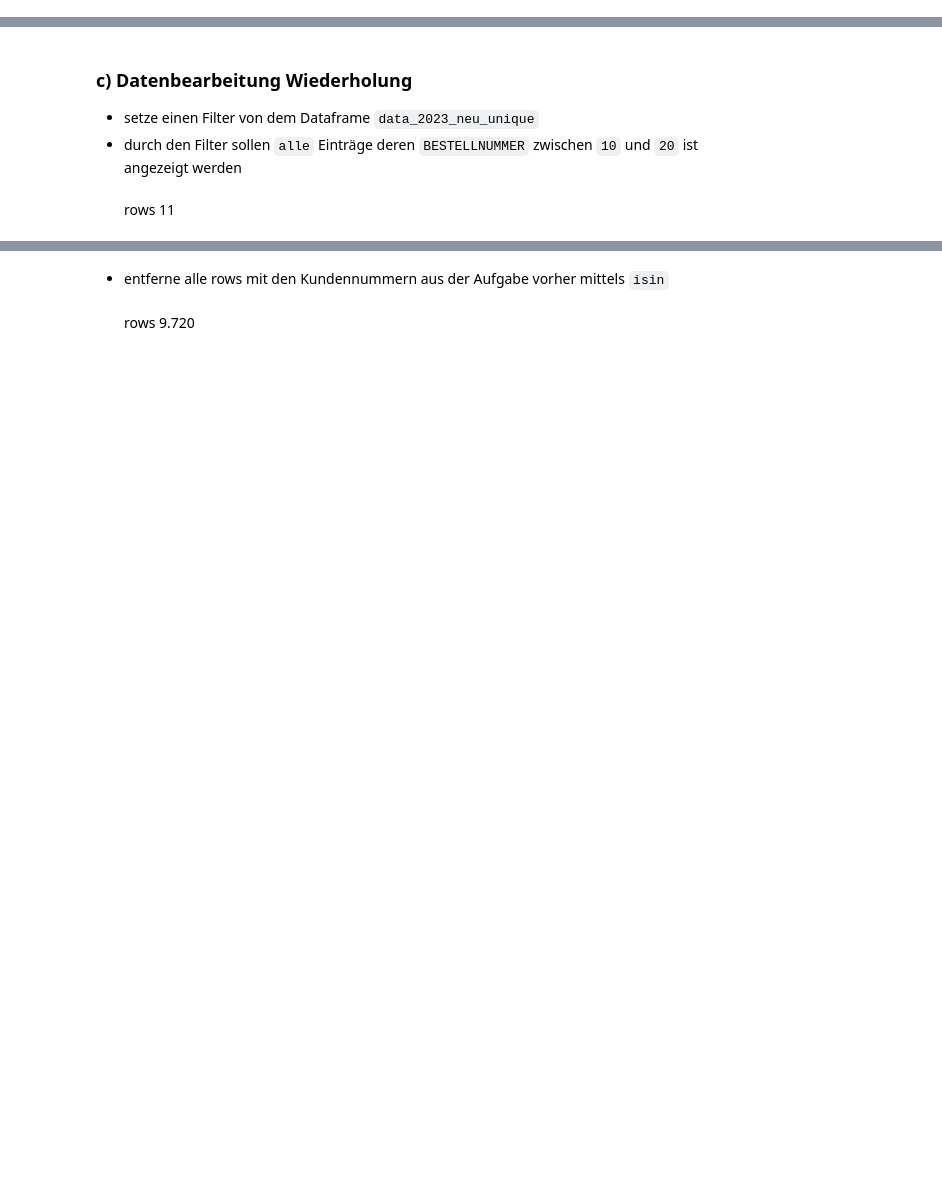
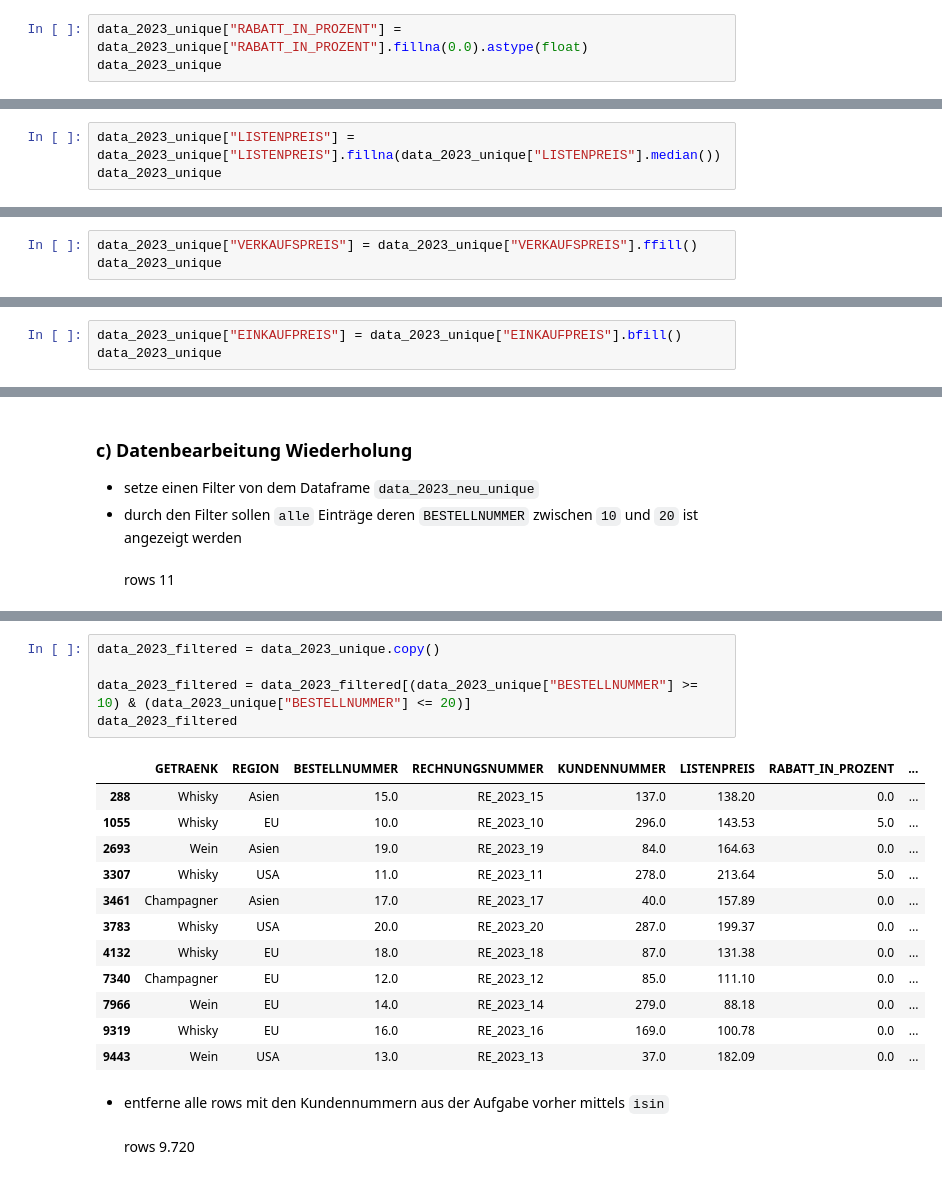
Before and after one commit to ImFin3/Fortgeschrittene-Programmierung-Uebungen, a Jupyter notebook: 06_Basis_Pandas.ipynb, the cells around one changed output, grey strips where cells are left out. Cells and saved outputs as stored; diff of their text form; blank space fills up the shorter version.

```diff
--- a/06_Basis_Pandas.ipynb
+++ b/06_Basis_Pandas.ipynb
@@ -330,0 +511,3 @@ text...
+# %%
+data_2023_unique["RABATT_IN_PROZENT"] = data_2023_unique["RABATT_IN_PROZENT"].fillna(0.0).astype(float)
+data_2023_unique
@@ -347,0 +530,3 @@ text...
+# %%
+data_2023_unique["LISTENPREIS"] = data_2023_unique["LISTENPREIS"].fillna(data_2023_unique["LISTENPREIS"].median())
+data_2023_unique
@@ -364,0 +549,3 @@ text...
+# %%
+data_2023_unique["VERKAUFSPREIS"] = data_2023_unique["VERKAUFSPREIS"].ffill()
+data_2023_unique
@@ -381,0 +568,3 @@ text...
+# %%
+data_2023_unique["EINKAUFPREIS"] = data_2023_unique["EINKAUFPREIS"].bfill()
+data_2023_unique
@@ -423,3 +613,21 @@ memory usage: 866.3+ KB
+# %%
+data_2023_filtered = data_2023_unique.copy()
+
+data_2023_filtered = data_2023_filtered[(data_2023_unique["BESTELLNUMMER"] >= 10) & (data_2023_unique["BESTELLNUMMER"] <= 20)]
+data_2023_filtered
+# %% [output]
+|  | GETRAENK | REGION | BESTELLNUMMER | RECHNUNGSNUMMER | KUNDENNUMMER | LISTENPREIS | RABATT_IN_PROZENT | ... |
+| 288 | Whisky | Asien | 15.0 | RE_2023_15 | 137.0 | 138.20 | 0.0 | ... |
+| 1055 | Whisky | EU | 10.0 | RE_2023_10 | 296.0 | 143.53 | 5.0 | ... |
+| 2693 | Wein | Asien | 19.0 | RE_2023_19 | 84.0 | 164.63 | 0.0 | ... |
+| 3307 | Whisky | USA | 11.0 | RE_2023_11 | 278.0 | 213.64 | 5.0 | ... |
+| 3461 | Champagner | Asien | 17.0 | RE_2023_17 | 40.0 | 157.89 | 0.0 | ... |
+| 3783 | Whisky | USA | 20.0 | RE_2023_20 | 287.0 | 199.37 | 0.0 | ... |
+| 4132 | Whisky | EU | 18.0 | RE_2023_18 | 87.0 | 131.38 | 0.0 | ... |
+| 7340 | Champagner | EU | 12.0 | RE_2023_12 | 85.0 | 111.10 | 0.0 | ... |
+| 7966 | Wein | EU | 14.0 | RE_2023_14 | 279.0 | 88.18 | 0.0 | ... |
+| 9319 | Whisky | EU | 16.0 | RE_2023_16 | 169.0 | 100.78 | 0.0 | ... |
+| 9443 | Wein | USA | 13.0 | RE_2023_13 | 37.0 | 182.09 | 0.0 | ... |
 # %% [markdown]
 - entferne alle rows mit den Kundennummern aus der Aufgabe vorher mittels `isin`
 <br><br> rows 9.720
```
Also changed, not shown: parts of 91 cells of this notebook, 8 other files.
